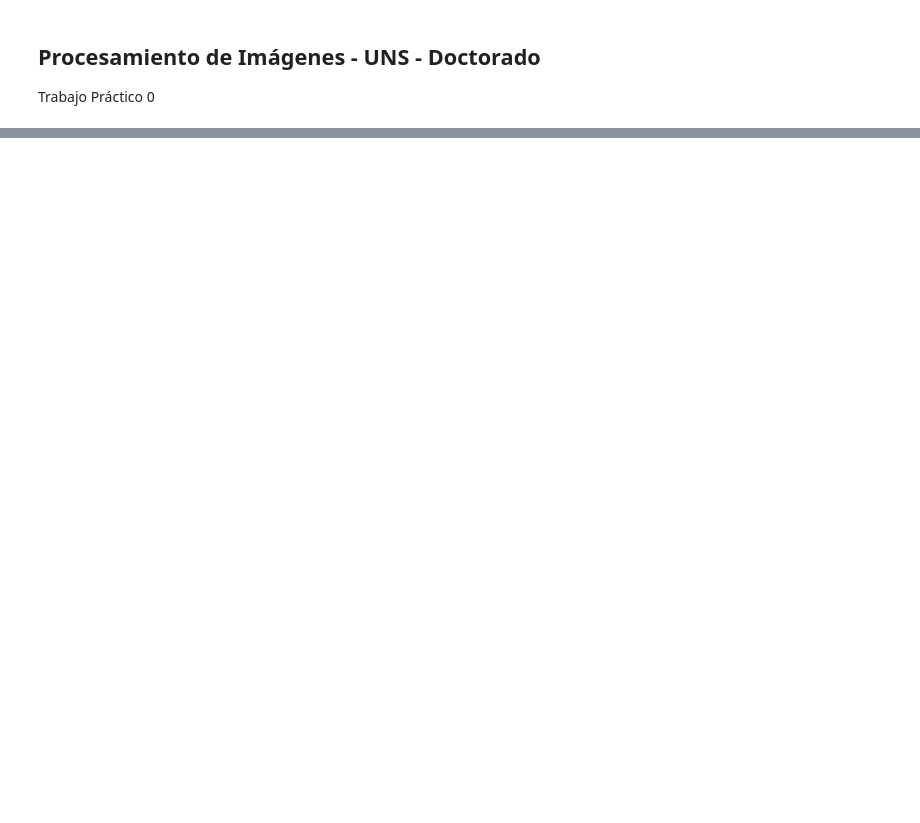
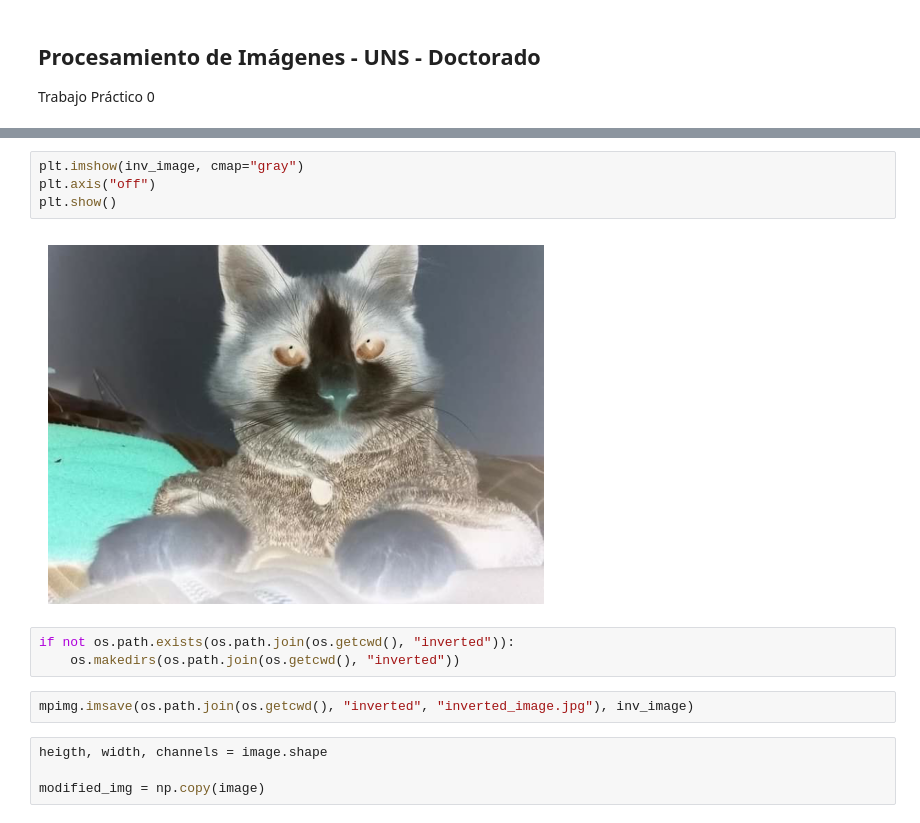
Before and after one commit to pablonicolasr/pdi_uns, a Jupyter notebook: tp0/pdi_tp0.ipynb, the cells around one changed output, grey strips where cells are left out. Cells and saved outputs as stored; diff of their text form; blank space fills up the shorter version.

```diff
--- a/tp0/pdi_tp0.ipynb
+++ b/tp0/pdi_tp0.ipynb
@@ -42,0 +99,15 @@ mimage.imsave('modified_image.png', gray_image, cmap='gray')
+# %%
+plt.imshow(inv_image, cmap="gray")
+plt.axis("off")
+plt.show()
+# %% [output]
+[figure, added]
+# %%
+if not os.path.exists(os.path.join(os.getcwd(), "inverted")):
+    os.makedirs(os.path.join(os.getcwd(), "inverted"))
+# %%
+mpimg.imsave(os.path.join(os.getcwd(), "inverted", "inverted_image.jpg"), inv_image)
+# %%
+heigth, width, channels = image.shape
+
+modified_img = np.copy(image)
```
Also changed, not shown: parts of 26 cells of this notebook, 5 other files.
